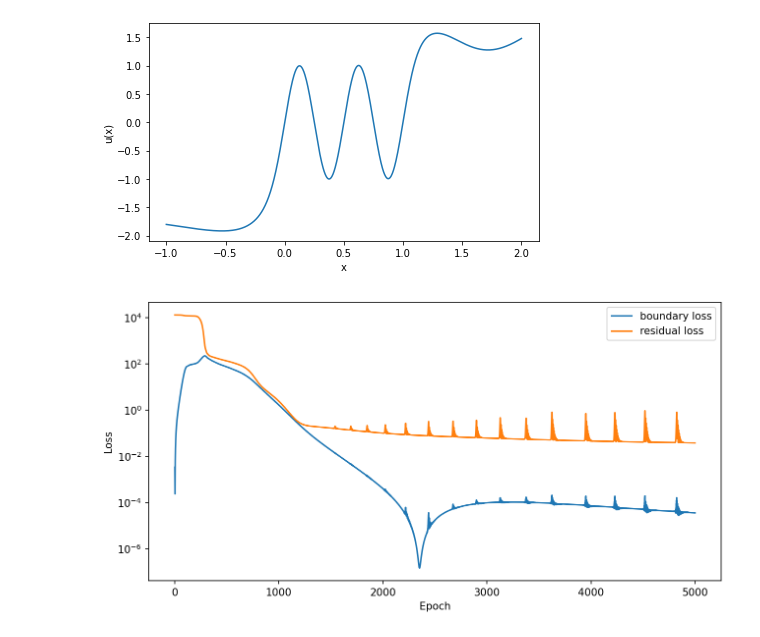
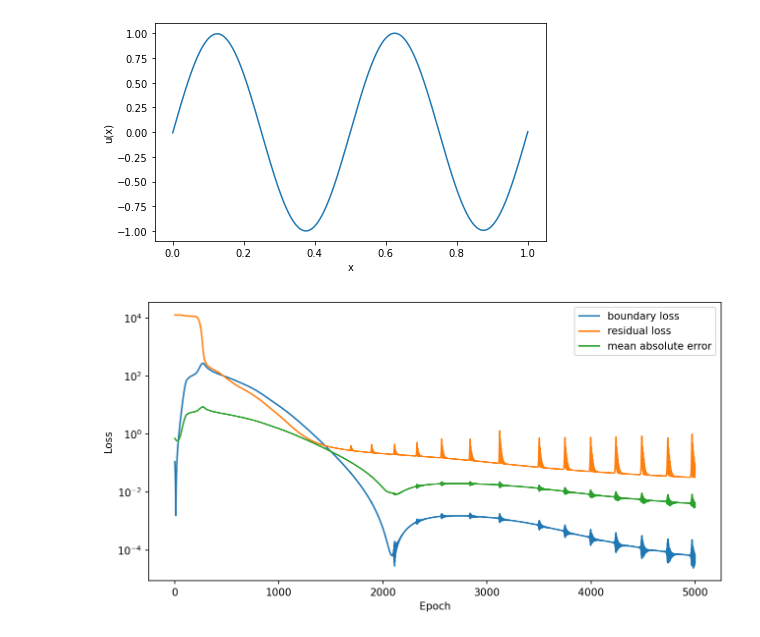
Before and after one commit to nimahsn/pinns_tf2, a Jupyter notebook: poisson.ipynb, the cells around one changed output. Cells and saved outputs as stored; diff of their text form; code cells hidden in the pictures.

Commit message:
abolute error plot added

```diff
--- a/poisson.ipynb
+++ b/poisson.ipynb
@@ -37,5 +28,5 @@ model.compile()
 # %%
 optimizer = tf.keras.optimizers.Adam(learning_rate=0.001)
 # %%
-history = model.fit(tf.stack([x_eqn, x_bnd], axis=0), tf.stack([rhs_eqn, u_bnd], axis=0), optimizer=optimizer, epochs=5000, progress_interval=200)
+history = model.fit(tf.stack([x_eqn, x_bnd], axis=0), tf.stack([rhs_eqn, u_bnd], axis=0), optimizer=optimizer, epochs=5000, u_exact=u(x_eqn), progress_interval=200)
 # %% [output]
@@ -59,11 +50,11 @@ Epoch: 4800 Loss: 0.0395 Total Elapsed Time: 51.84
 # %%
-plot_poisson_model(model.network, -1, 3)
+plot_poisson_model(model.network, 0, 1)
 # %% [output]
-[figure, old version]
+[figure, new version]
 # %%
 plot_training_loss(history, y_scale = "log")
 # %% [output]
-[figure, old version]
+[figure, new version]
 # %%
 (x_test, _), (_, _) = simulate_poisson(100, u_xx, u, random_seed=10)
 # %%
```
Also changed, not shown: parts of 3 cells of this notebook, 4 other files.
